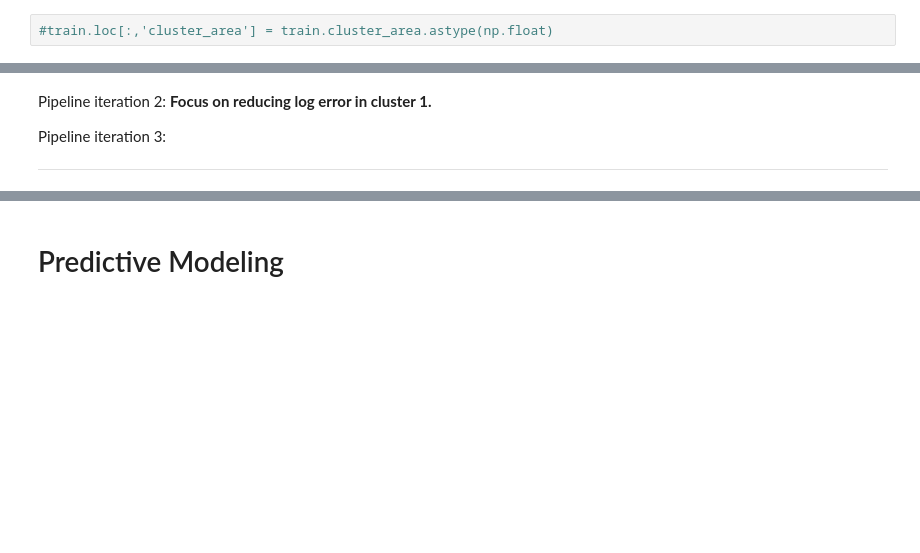
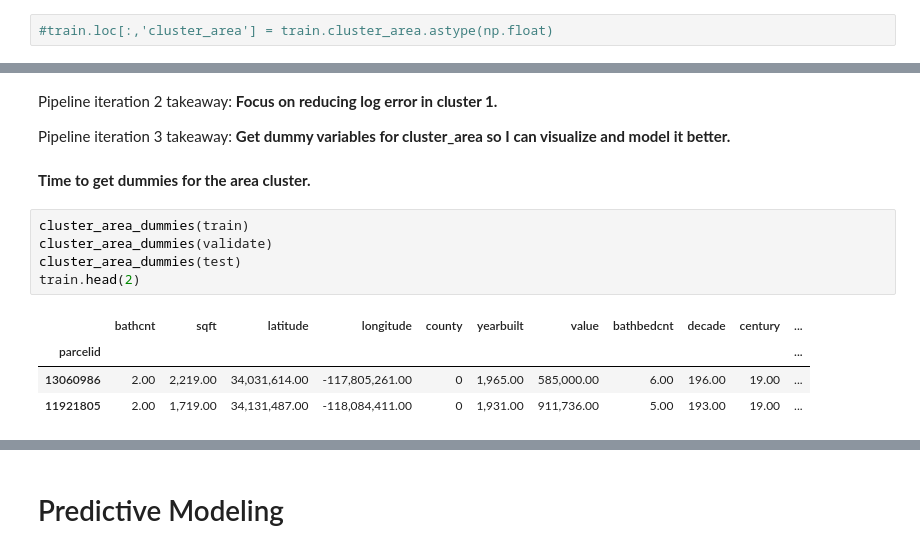
Before and after one commit to KwameTaylor/kwames-zillow-zestimates-error-control, a Jupyter notebook: kwames-zillow-zestimates-error-control.ipynb, the cells around one changed output, grey strips where cells are left out. Saved outputs shown, nothing was run; the diff lists cells and outputs as text; blank space fills up the shorter version.

Commit message:
area cluster dummies

```diff
--- a/kwames-zillow-zestimates-error-control.ipynb
+++ b/kwames-zillow-zestimates-error-control.ipynb
@@ -469,6 +469,18 @@ plt.show()
 # %% [markdown]
-Pipeline iteration 2:
+Pipeline iteration 2 takeaway:
 **Focus on reducing log error in cluster 1.**
 
-Pipeline iteration 3:
-****
+Pipeline iteration 3 takeaway:
+**Get dummy variables for cluster_area so I can visualize and model it better.**
+# %% [markdown]
+**Time to get dummies for the area cluster.**
+# %%
+cluster_area_dummies(train)
+cluster_area_dummies(validate)
+cluster_area_dummies(test)
+train.head(2)
+# %% [output]
+|  | bathcnt | sqft | latitude | longitude | county | yearbuilt | value | bathbedcnt | decade | century | ... |
+| parcelid |  |  |  |  |  |  |  |  |  |  | ... |
+| 13060986 | 2.00 | 2,219.00 | 34,031,614.00 | -117,805,261.00 | 0 | 1,965.00 | 585,000.00 | 6.00 | 196.00 | 19.00 | ... |
+| 11921805 | 2.00 | 1,719.00 | 34,131,487.00 | -118,084,411.00 | 0 | 1,931.00 | 911,736.00 | 5.00 | 193.00 | 19.00 | ... |
```
Also changed, not shown: parts of 13 cells of this notebook, 1 other file.
